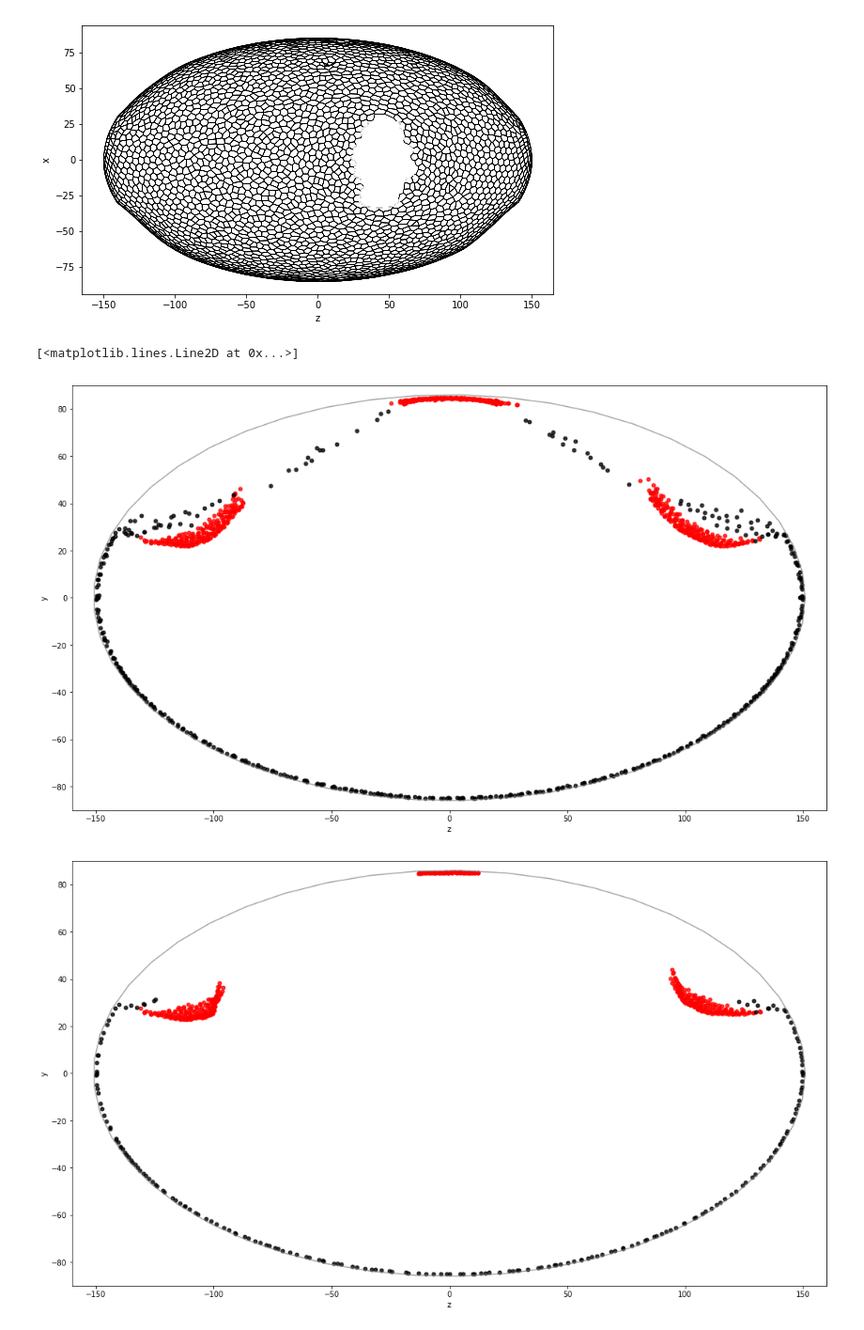
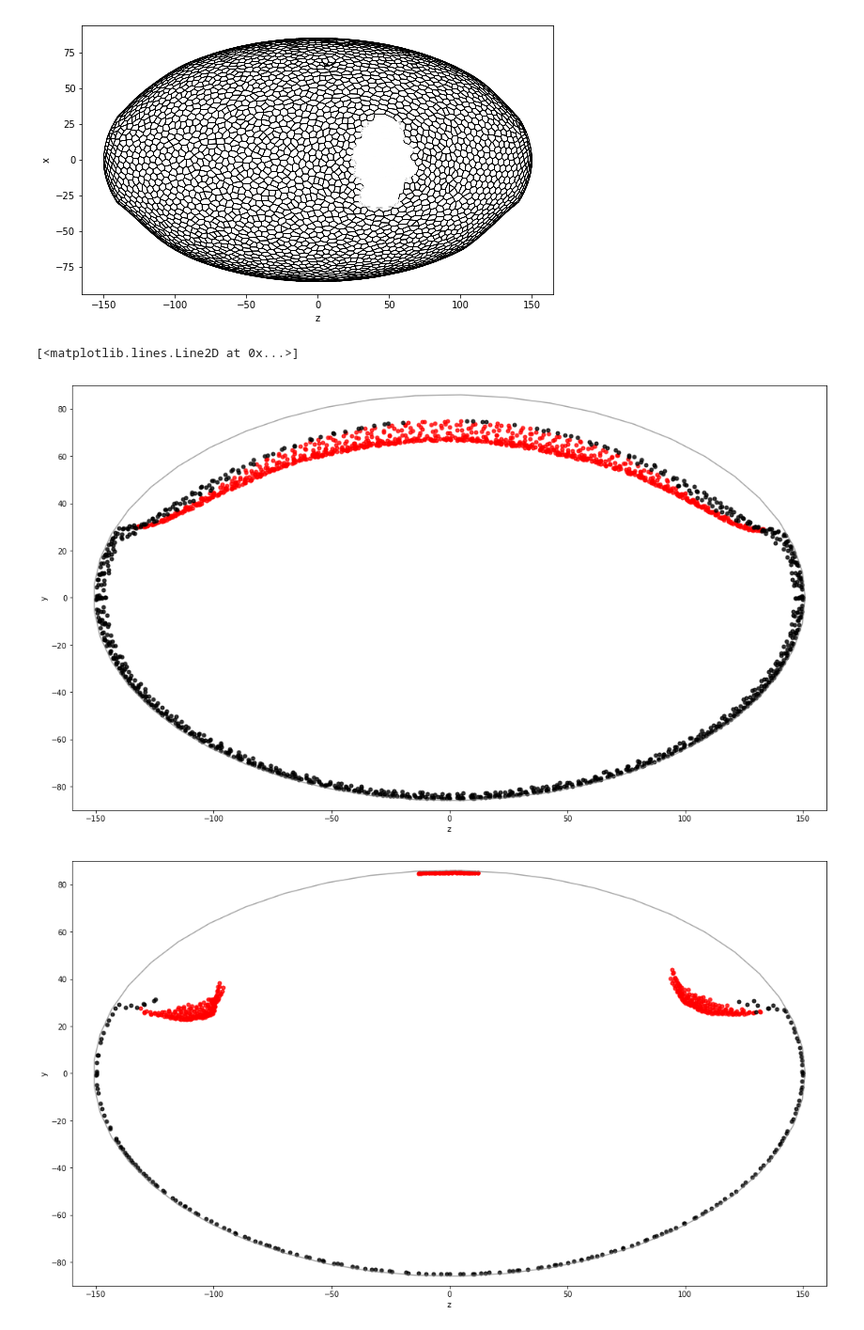
Before and after one commit to suzannelab/invagination, a Jupyter notebook: notebooks/EmbryoExaminer.ipynb, the cells around one changed output. Shown at 94% size. Saved outputs shown, nothing was run; the diff lists cells and outputs as text; code cells hidden in the pictures.

Commit message:
Use collision detection and surface tension

```diff
--- a/notebooks/EmbryoExaminer.ipynb
+++ b/notebooks/EmbryoExaminer.ipynb
@@ -371,14 +336,14 @@ fig.savefig('../post_ablation.png', dpi = 300)
 [figure]
 # %%
 import matplotlib.gridspec as gridspec
-SIM_DIR = Path('/home/admin-suz/Documents/SimulationsReview/2018-09-09_TEST5')
-dirname = SIM_DIR/'1.08_contractility_5_critical_area_30_radialtension_5/'
-sheet = open_sheet(dirname, 50)
+SIM_DIR = Path('/home/admin-suz/Documents/Simulations/Surface_tension/2018-11-15/')
+dirname = SIM_DIR/'1.08_contractility_5_critical_area_30_radialtension/'
+sheet = open_sheet(dirname, 30)
 sheet_mesoderm = sheet.extract('is_mesoderm')
 
 sheet_mesoderm = sheet.face_df[(sheet.face_df['contractility']!=0) &
                               (sheet.face_df['is_mesoderm'])]
-sheet_ectoderm = sheet.face_df[(~sheet.face_df['is_mesoderm']) & (sheet.face_df.x>-10)&(sheet.face_df.x<10)]
+sheet_ectoderm = sheet.face_df[(~sheet.face_df['is_mesoderm']) & (sheet.face_df.x>-20)&(sheet.face_df.x<20)]
 
 edge_specs = {'alpha': 0.6,
               'lw': 0.1,
@@ -408,7 +373,7 @@ sheet.reset_topo()
 
 
 u, v = ('z', 'y')
-fig, ax = quick_edge_draw(sheet.extract_bounding_box(x_boundary=(-10,10)),
+fig, ax = quick_edge_draw(sheet.extract_bounding_box(x_boundary=(-20,20)),
                           coords=('z', 'y'),
                           ax = ax,
                           **edge_specs)
@@ -436,34 +401,34 @@ ax.plot(sheet_dead[u],
 """sheet = sheet.extract_bounding_box(x_boundary=(-10,10))
 res=(sheet.edge_df[(sheet.edge_df.srce.isin(sheet.vert_df[sheet.vert_df.radial_tension==0].index))
                            &
                            (sheet.edge_df.trgt.isin(sheet.vert_df[sheet.vert_df.radial_tension==0].index))])
 for f in res.face.unique() :
     if len(res[res.face==f]) == 1:
         res= res.drop(res[res.face==f].index)
 sheet_no_force = sheet.face_df[(sheet.face_df.index.isin(res.face.unique())) & sheet.face_df.is_mesoderm == True]
 scatter_specs2 = {'alpha': 1,
                  'ms': 5.5,
                  'color': 'orange'}
 ax.plot(sheet_no_force[u],
         sheet_no_force[v],
         'o', **scatter_specs2)"""
 
 ax.set_ylim(-90,90)
 ax.set_xlim(-160,160)
 
 ax.set_xlabel(u)
 ax.set_ylabel(v)
 
 a = 86
 c = 151
 thetas = np.linspace(0, 2 * np.pi)
 ax.plot(c * np.cos(thetas), a * np.sin(thetas), color='grey', alpha=0.7)
 
 
 #plt.savefig('../TEST5_simul_15_coupe_50.png', dpi = 300)
 # %% [output]
 [<matplotlib.lines.Line2D at 0x...>]
-[figure, old version]
+[figure, new version]
 # %%
 import matplotlib.gridspec as gridspec
 SIM_DIR = Path('/home/admin-suz/Documents/short_simulation/file_to_copy/2018-09-09_TEST5')
```
Also changed, not shown: parts of 17 cells of this notebook, 11 other files.
